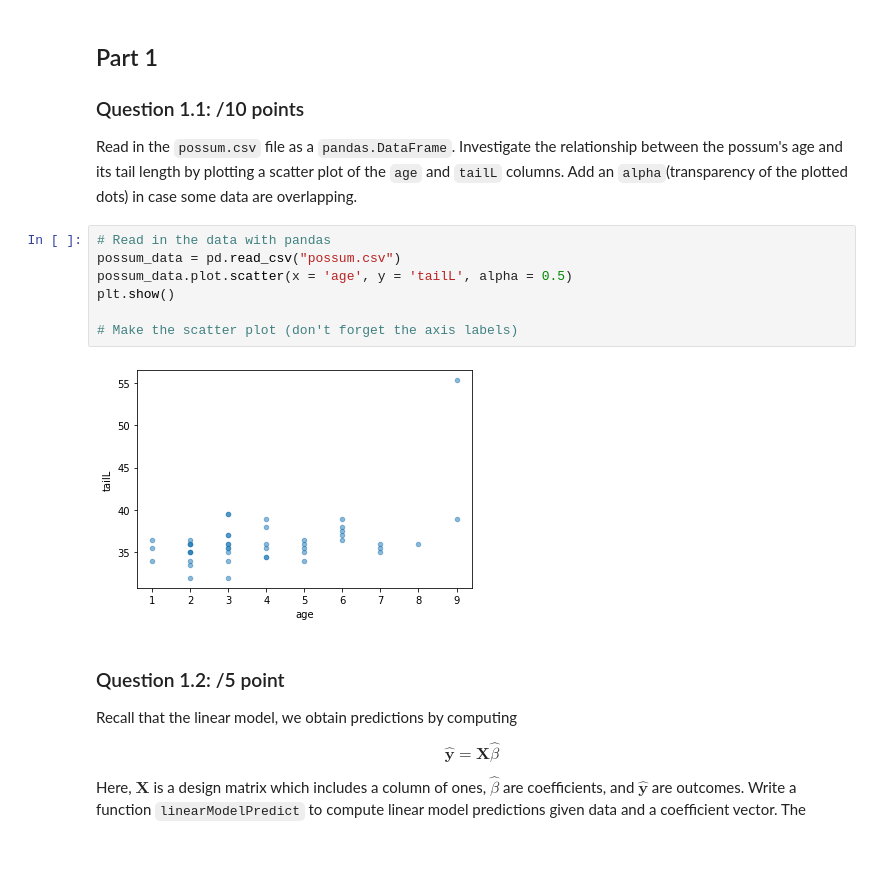
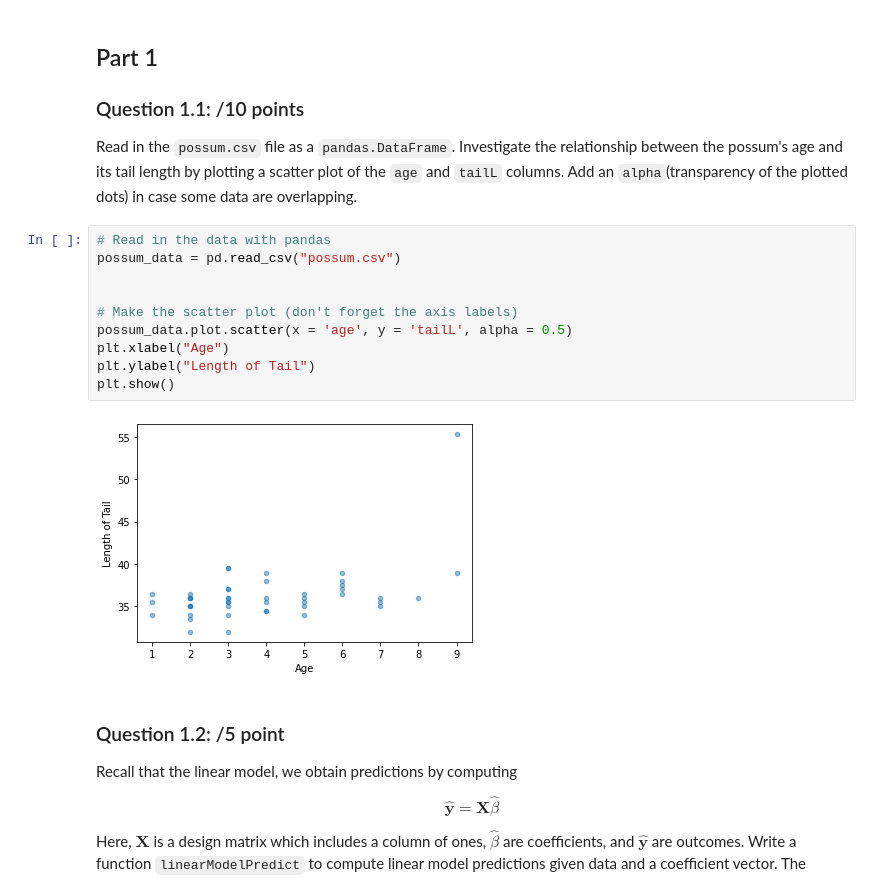
Before and after one commit to zzhu247/CS4414, a Jupyter notebook: assignment_1.ipynb, the cells around one changed output. Cells and saved outputs as stored; diff of their text form; blank space fills up the shorter version.

```diff
--- a/assignment_1.ipynb
+++ b/assignment_1.ipynb
@@ -51,12 +51,15 @@ Read in the `possum.csv` file as a `pandas.DataFrame`.  Investigate the relation
 # %%
 # Read in the data with pandas
 possum_data = pd.read_csv("possum.csv")
-possum_data.plot.scatter(x = 'age', y = 'tailL', alpha = 0.5)
-plt.show()
+
 
 # Make the scatter plot (don't forget the axis labels)
+possum_data.plot.scatter(x = 'age', y = 'tailL', alpha = 0.5)
+plt.xlabel("Age")
+plt.ylabel("Length of Tail")
+plt.show()
 # %% [output]
-[figure, old version]
+[figure, new version]
 # %% [markdown]
 ### Question 1.2: /5 point
 
```
Also changed, not shown: parts of 10 cells of this notebook.
